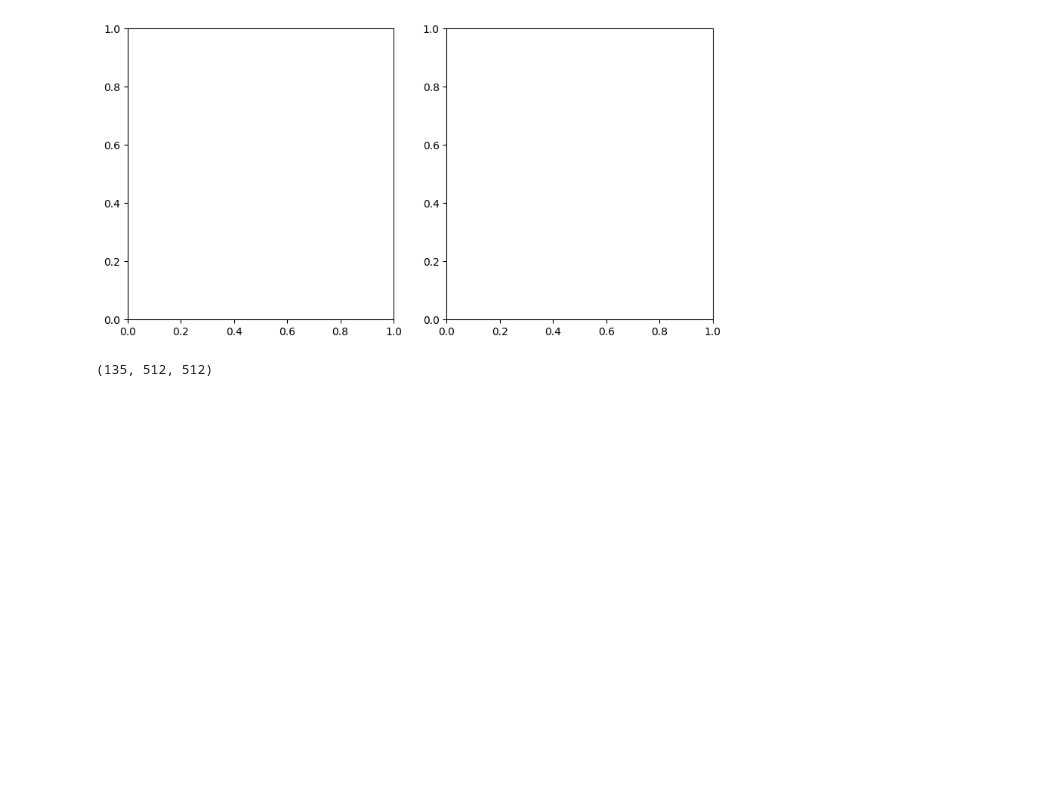
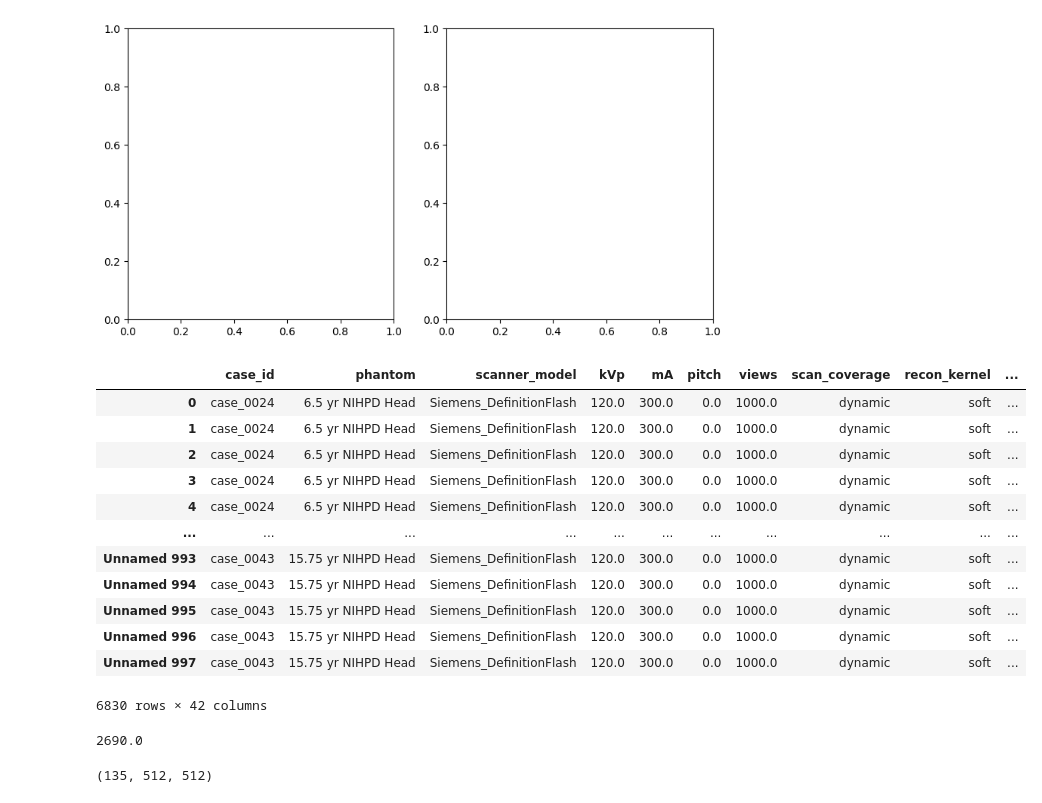
Before and after one commit to brandonjnelsonFDA/Pediatric-AI-Playground, a Jupyter notebook: 01_cadt_inference.ipynb, the cells around one changed output. Cells and saved outputs as stored; diff of their text form; code cells hidden in the pictures; blank space fills up the shorter version.

```diff
--- a/01_cadt_inference.ipynb
+++ b/01_cadt_inference.ipynb
@@ -28,6 +28,29 @@ patients
 | 9643 | synthetic 43 | 15.75 | Synthetic | 0.0 | 0.0 | 0.0 | 0.0 | 0.0 | ... |
 9644 rows × 10 columns
 [figure]
+# %%
+from gradio_demo import load_synthetic_data
+
+synth = load_synthetic_data(synth_dir)
+synth
+# %% [output]
+|  | case_id | phantom | scanner_model | kVp | mA | pitch | views | scan_coverage | recon_kernel | ... |
+| 0 | case_0024 | 6.5 yr NIHPD Head | Siemens_DefinitionFlash | 120.0 | 300.0 | 0.0 | 1000.0 | dynamic | soft | ... |
+| 1 | case_0024 | 6.5 yr NIHPD Head | Siemens_DefinitionFlash | 120.0 | 300.0 | 0.0 | 1000.0 | dynamic | soft | ... |
+| 2 | case_0024 | 6.5 yr NIHPD Head | Siemens_DefinitionFlash | 120.0 | 300.0 | 0.0 | 1000.0 | dynamic | soft | ... |
+| 3 | case_0024 | 6.5 yr NIHPD Head | Siemens_DefinitionFlash | 120.0 | 300.0 | 0.0 | 1000.0 | dynamic | soft | ... |
+| 4 | case_0024 | 6.5 yr NIHPD Head | Siemens_DefinitionFlash | 120.0 | 300.0 | 0.0 | 1000.0 | dynamic | soft | ... |
+| ... | ... | ... | ... | ... | ... | ... | ... | ... | ... | ... |
+| Unnamed 993 | case_0043 | 15.75 yr NIHPD Head | Siemens_DefinitionFlash | 120.0 | 300.0 | 0.0 | 1000.0 | dynamic | soft | ... |
+| Unnamed 994 | case_0043 | 15.75 yr NIHPD Head | Siemens_DefinitionFlash | 120.0 | 300.0 | 0.0 | 1000.0 | dynamic | soft | ... |
+| Unnamed 995 | case_0043 | 15.75 yr NIHPD Head | Siemens_DefinitionFlash | 120.0 | 300.0 | 0.0 | 1000.0 | dynamic | soft | ... |
+| Unnamed 996 | case_0043 | 15.75 yr NIHPD Head | Siemens_DefinitionFlash | 120.0 | 300.0 | 0.0 | 1000.0 | dynamic | soft | ... |
+| Unnamed 997 | case_0043 | 15.75 yr NIHPD Head | Siemens_DefinitionFlash | 120.0 | 300.0 | 0.0 | 1000.0 | dynamic | soft | ... |
+6830 rows × 42 columns
+# %%
+diagnosis['Subdural'].sum()
+# %% [output]
+2690.0
 # %%
 import SimpleITK as sitk
 vol = sitk.GetArrayFromImage(sitk.ReadImage(sorted(list(Path(patients[patients.name == 'synthetic 43']['file'].iloc[0]).glob('*.dcm')))))
```
Also changed, not shown: 1 other file.
